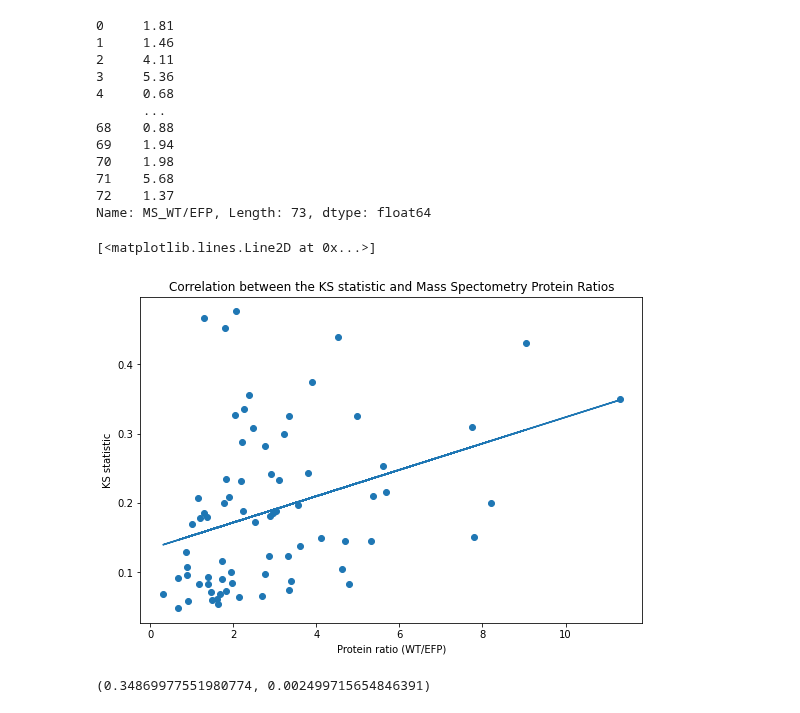
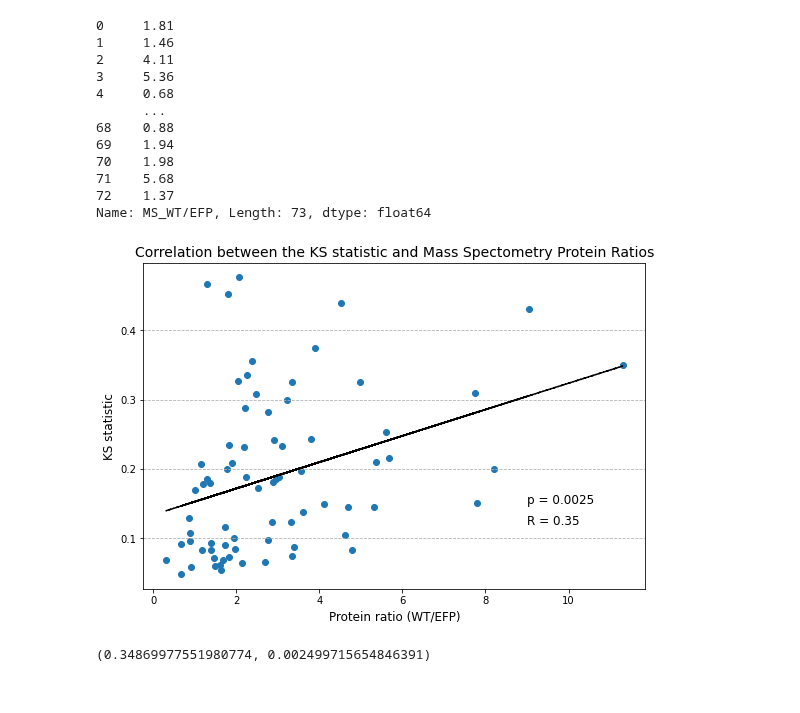
Before and after one commit to Raif-fl/Fall_2021_Work_journal, a Jupyter notebook: KS_stat/ecol_KS_like.ipynb, the cells around one changed output. Drawn from its saved outputs; the diff is of its cells as text; code cells hidden in the pictures.

Commit message:
added steps to KS_stat and TE tables

```diff
--- a/KS_stat/ecol_KS_like.ipynb
+++ b/KS_stat/ecol_KS_like.ipynb
@@ -110,3 +118,9 @@ if pre_load == False:
+# %%
+if pre_load == False:
+    # reorganizing the lists into a dataframe.
+    df_b = pd.DataFrame(list(zip(gene_list, ks_list, len_list)))
+    df_b.columns = ["gene_ID", "ks_stat", "gene_length"]
+    df_b.to_csv(save_path + "ks_table_" + samp_num + ".csv", index=False)
 # %%
 # An optional line that loads up a pre-made dataset
 if pre_load == True:
@@ -182,16 +205,20 @@ Name: MS_WT/EFP, Length: 73, dtype: float64
 # %%
 # Creating a simple scatter plot to view the correlation.
 figure(figsize = (9,6))
 plt.scatter(ms_compare["MS_WT/EFP"], ms_compare["ks_stat"])
-plt.xlabel("Protein ratio (WT/EFP)")
-plt.ylabel("KS statistic")
-plt.title("Correlation between the KS statistic and Mass Spectometry Protein Ratios")
+plt.xlabel("Protein ratio (WT/EFP)", fontsize = 12)
+plt.ylabel("KS statistic", fontsize = 12)
+plt.title("Correlation between the KS statistic and Mass Spectometry Protein Ratios", fontsize = 14)
 # Creating a line of best fit.
 m,b = np.polyfit(ms_compare["MS_WT/EFP"].astype(float), ms_compare["ks_stat"],1)
-plt.plot(ms_compare["MS_WT/EFP"], m*ms_compare["MS_WT/EFP"] + b)
+plt.plot(ms_compare["MS_WT/EFP"], m*ms_compare["MS_WT/EFP"] + b, color = "black", linestyle = "--")
+axes = plt.gca()
+axes.yaxis.grid(linestyle = "--")
+plt.text(9, 0.15, "p = 0.0025", fontsize = 12)
+plt.text(9, 0.12, "R = 0.35", fontsize = 12)
+plt.savefig(image_path + "mass_spec_vS_ks.pdf")
 # %% [output]
-[<matplotlib.lines.Line2D at 0x...>]
-[figure, old version]
+[figure, new version]
 # %%
 # Calculating the Pearson Correlation.
 stats.pearsonr(ms_compare["MS_WT/EFP"], ms_compare["ks_stat"])
```
Also changed, not shown: parts of 13 cells of this notebook, 6 other files.
